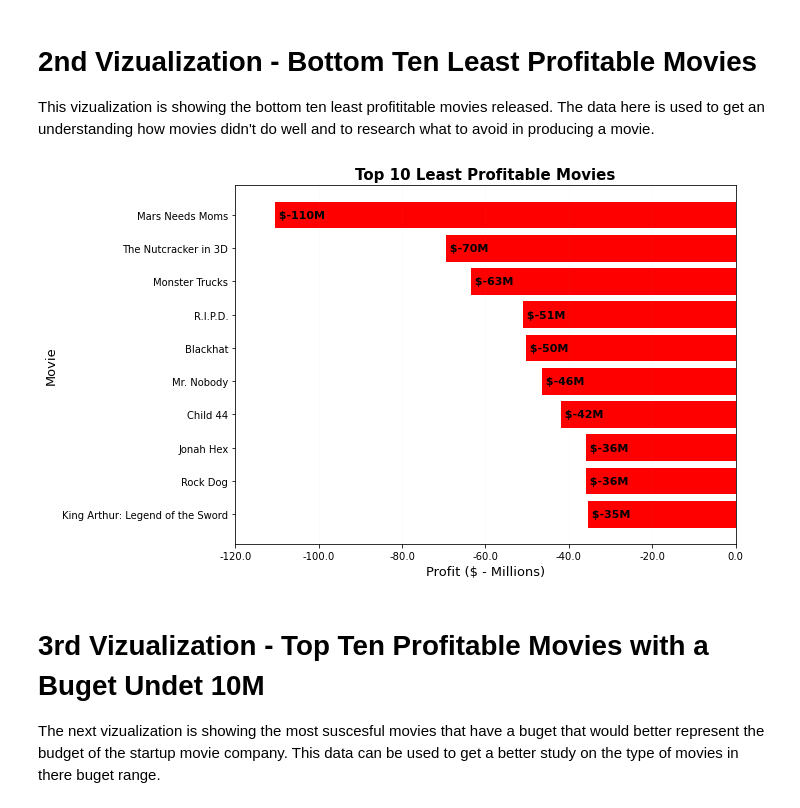
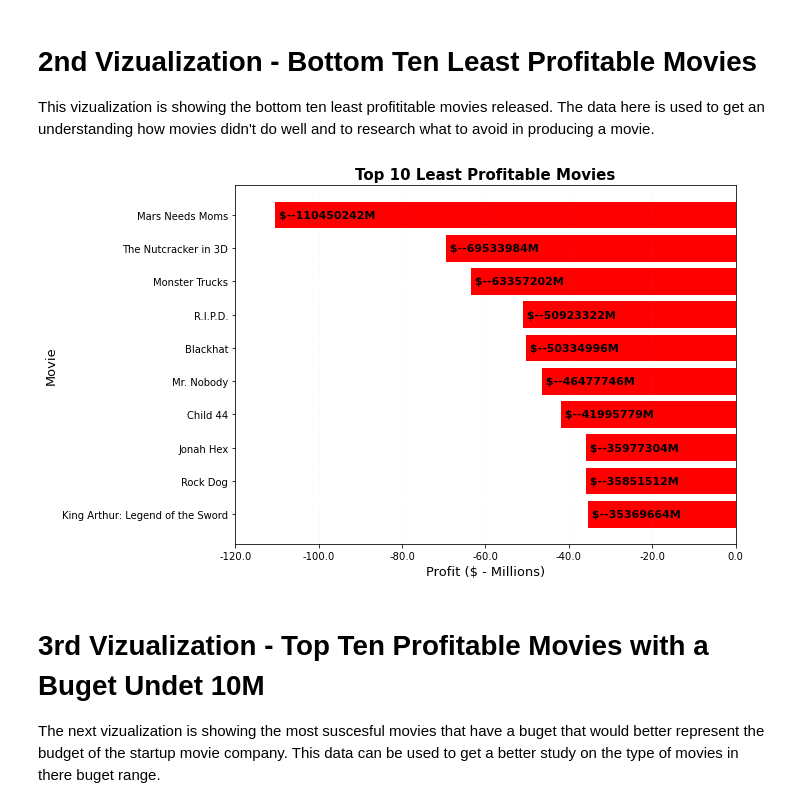
Before and after one commit to cupake01/ai_academy_capstone_project_group4, a Jupyter notebook: notebooks/folder-brian_gorbea/BrianG_Final.ipynb, the cells around one changed output. Saved outputs shown, nothing was run; the diff lists cells and outputs as text; code cells hidden in the pictures.

```diff
--- a/notebooks/folder-brian_gorbea/BrianG_Final.ipynb
+++ b/notebooks/folder-brian_gorbea/BrianG_Final.ipynb
@@ -136,27 +136,27 @@ This vizualization is showing the bottom ten least profititable movies released.
 # %%
     #Plotting
 fig, ax = plt.subplots(figsize=(10,6))
 ax.barh(bot_Ten['movie'], bot_Ten['profit'], color='red')
 
 #Title and labels
 ax.set_title('Top 10 Least Profitable Movies', fontweight='bold', fontsize=15)
 ax.set_xticks(ax.get_xticks())
 ax.set_xticklabels([format_values_x(x) for x in ax.get_xticks()])
 ax.set_xlabel('Profit ($ - Millions)', fontsize=13)
 ax.set_ylabel('Movie', fontsize=13)
 ax.grid(axis='x', linestyle='--', alpha = 0.07)
 #ax.ticklabel_format(style='plain', axis='x', useOffset=False)
 
 for index, value in enumerate(bot_Ten['profit']):
-        short_value = abs(value) / 1000000
-        formatted_value = "$-{:.0f}M".format(short_value)
+
+        formatted_value = "$-{:.0f}M".format(value)
         ax.text(value, index, ' ' + str(formatted_value), va='center', fontweight = 'bold', fontsize =11)
 
 
 plt.tight_layout()
 plt.show()
 # %% [output]
-[figure, old version]
+[figure, new version]
 # %%
 profit_ten = profit_sorted[profit_sorted['production_budget'] < 10000000]
 profit_ten = profit_ten.head(10)
```
